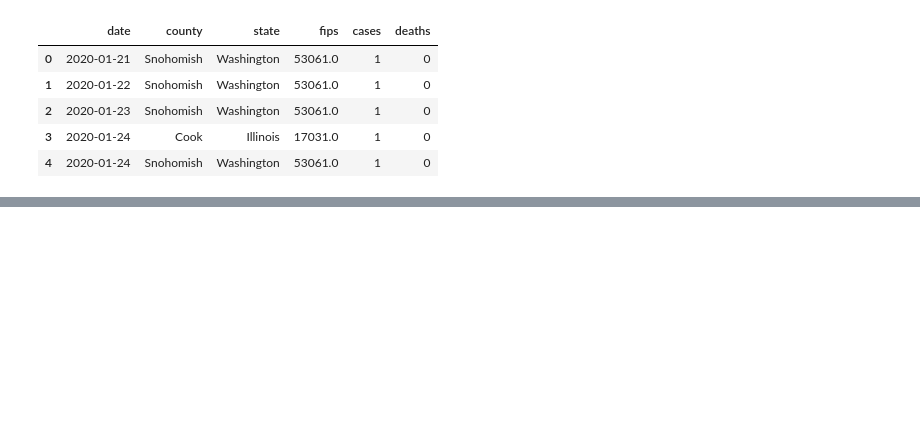
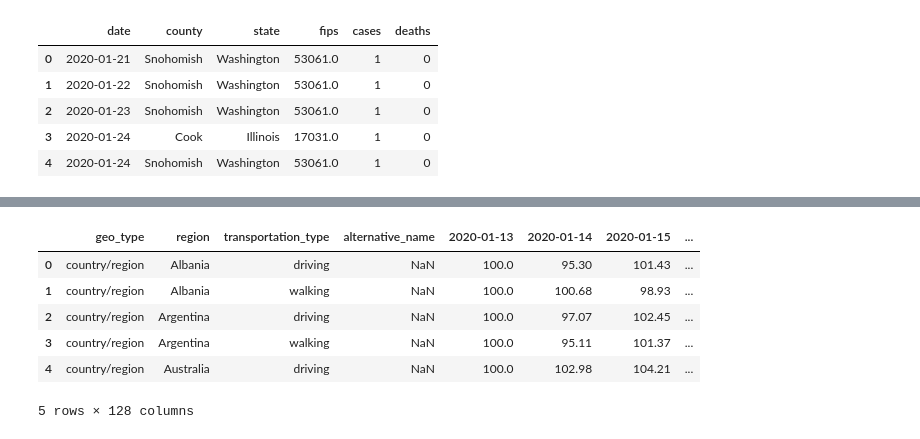
Before and after one commit to ArthurConner/refreshment, a Jupyter notebook: nbs/covidDS.ipynb, the cells around one changed output, grey strips where cells are left out. Saved outputs shown, nothing was run; the diff lists cells and outputs as text; code cells hidden in the pictures; blank space fills up the shorter version.

```diff
--- a/nbs/covidDS.ipynb
+++ b/nbs/covidDS.ipynb
@@ -94,0 +146,14 @@ sanfran.tail(45).to_csv("SanFran.csv")
+# %%
+surl = "https://covid19-static.cdn-apple.com/covid19-mobility-data/2008HotfixDev28/v2/en-us/applemobilitytrends-"+ currentDay + ".csv"
+s=requests.get(surl).content
+mobility=pd.read_csv(io.StringIO(s.decode('utf-8')))
+mobility.to_csv("mobility.csv")
+mobility.head()
+# %% [output]
+|  | geo_type | region | transportation_type | alternative_name | 2020-01-13 | 2020-01-14 | 2020-01-15 | ... |
+| 0 | country/region | Albania | driving | NaN | 100.0 | 95.30 | 101.43 | ... |
+| 1 | country/region | Albania | walking | NaN | 100.0 | 100.68 | 98.93 | ... |
+| 2 | country/region | Argentina | driving | NaN | 100.0 | 97.07 | 102.45 | ... |
+| 3 | country/region | Argentina | walking | NaN | 100.0 | 95.11 | 101.37 | ... |
+| 4 | country/region | Australia | driving | NaN | 100.0 | 102.98 | 104.21 | ... |
+5 rows × 128 columns
```
Also changed, not shown: parts of 16 cells of this notebook.
